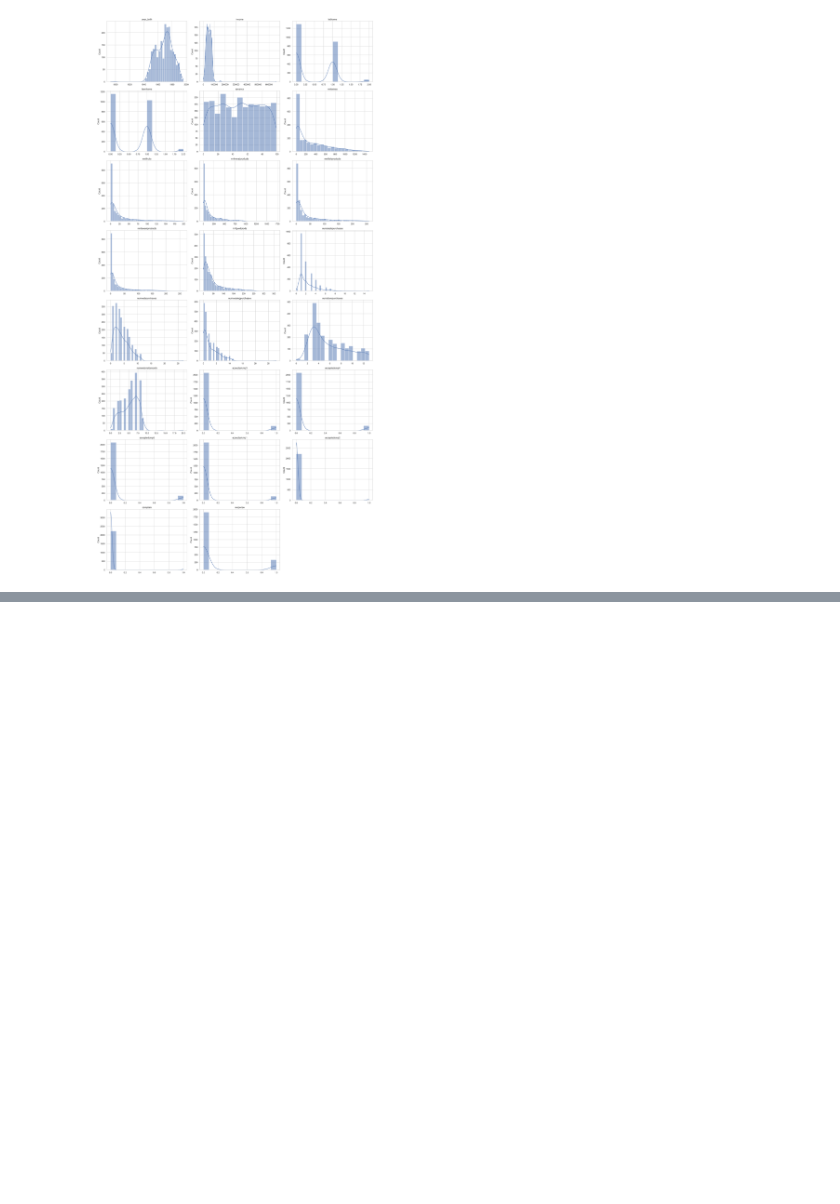
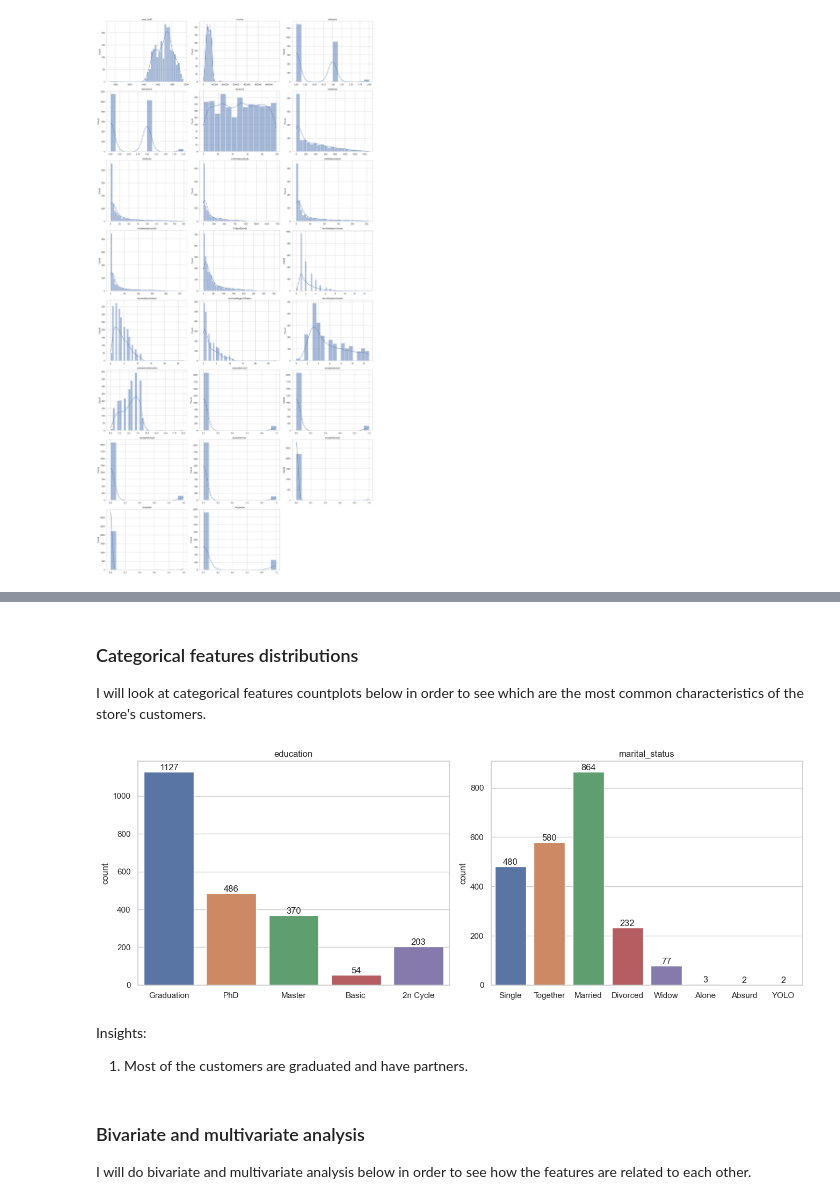
Before and after one commit to allmeidaapedro/Customer-Segmentation-Retail, a Jupyter notebook: notebooks/eda.ipynb, the cells around one changed output, grey strips where cells are left out. Saved outputs shown, nothing was run; the diff lists cells and outputs as text; code cells hidden in the pictures; blank space fills up the shorter version.

```diff
--- a/notebooks/eda.ipynb
+++ b/notebooks/eda.ipynb
@@ -279,0 +327,13 @@ sns_plots(data=df, features=numerical_features, histplot=True, kde=True)
+# %% [markdown]
+### Categorical features distributions
+I will look at categorical features countplots below in order to see which are the most common characteristics of the store's customers.
+# %%
+sns_plots(data=df, features=categorical_features, countplot=True)
+# %% [output]
+[figure, added]
+# %% [markdown]
+Insights:
+1. Most of the customers are graduated and have partners.
+# %% [markdown]
+### Bivariate and multivariate analysis
+I will do bivariate and multivariate analysis below in order to see how the features are related to each other.
```
Also changed, not shown: parts of 9 cells of this notebook, 1 other file.
